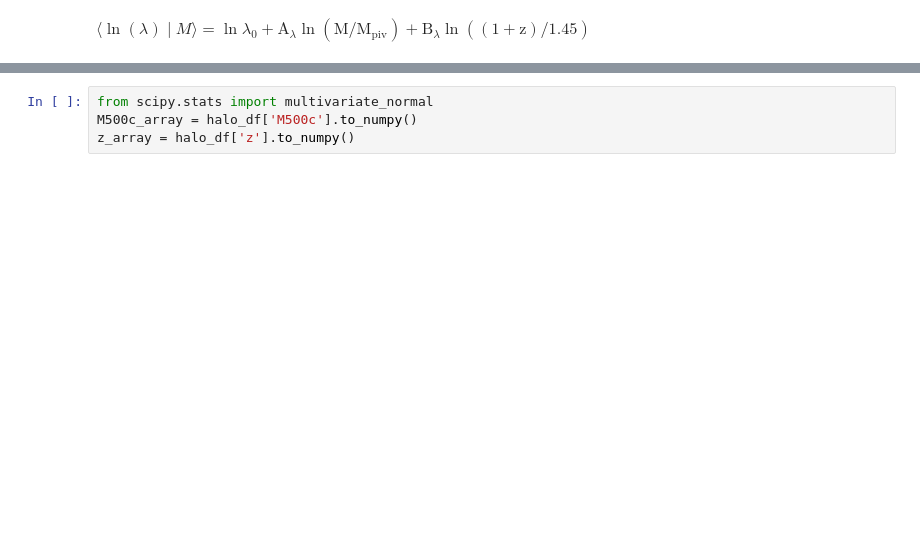
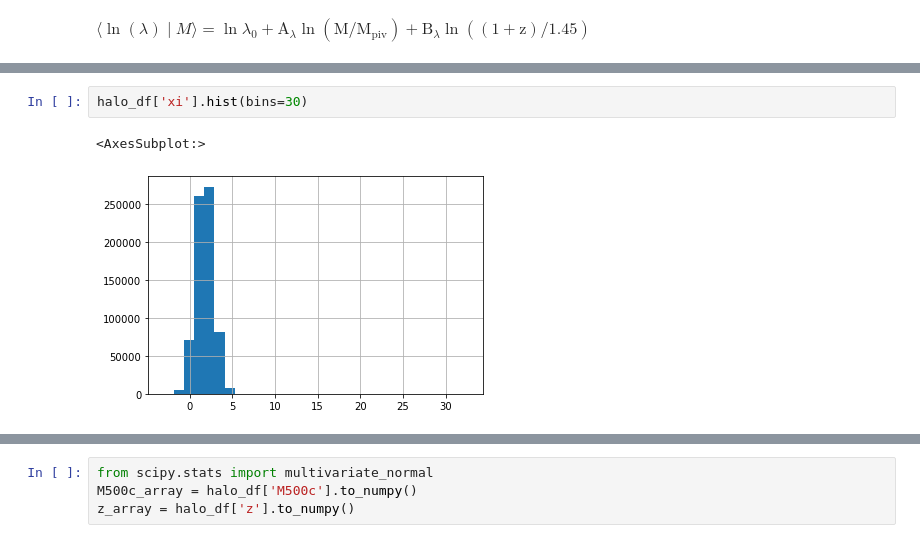
Before and after one commit to zchvsre/des_spt_selection, a Jupyter notebook: monte_carlo.ipynb, the cells around one changed output, grey strips where cells are left out. Saved outputs shown, nothing was run; the diff lists cells and outputs as text; blank space fills up the shorter version.

```diff
--- a/monte_carlo.ipynb
+++ b/monte_carlo.ipynb
@@ -95,0 +110,5 @@ def get_mean_zeta(M500c, z, A_SZ_,B_SZ_,C_SZ_):
+# %%
+halo_df['xi'].hist(bins=30)
+# %% [output]
+<AxesSubplot:>
+[figure, added]
```
Also changed, not shown: parts of 31 cells of this notebook.
